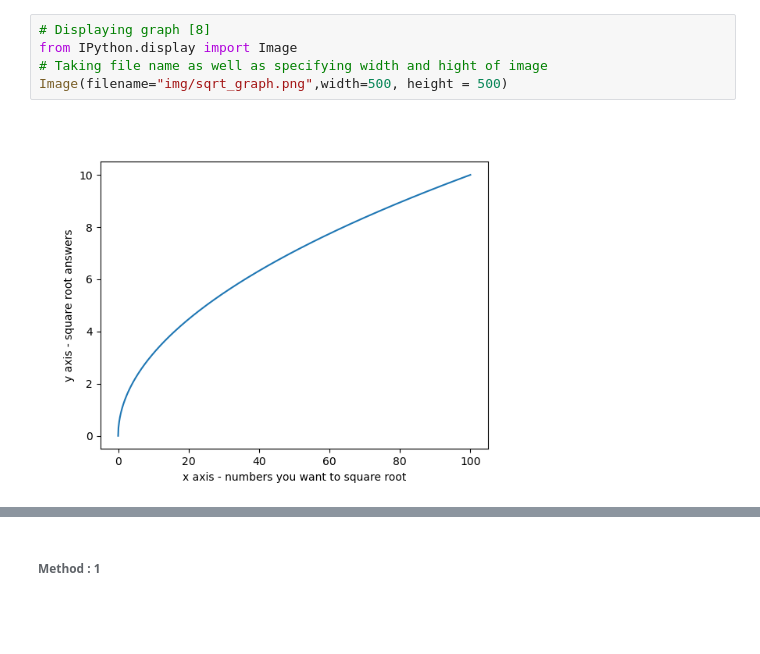
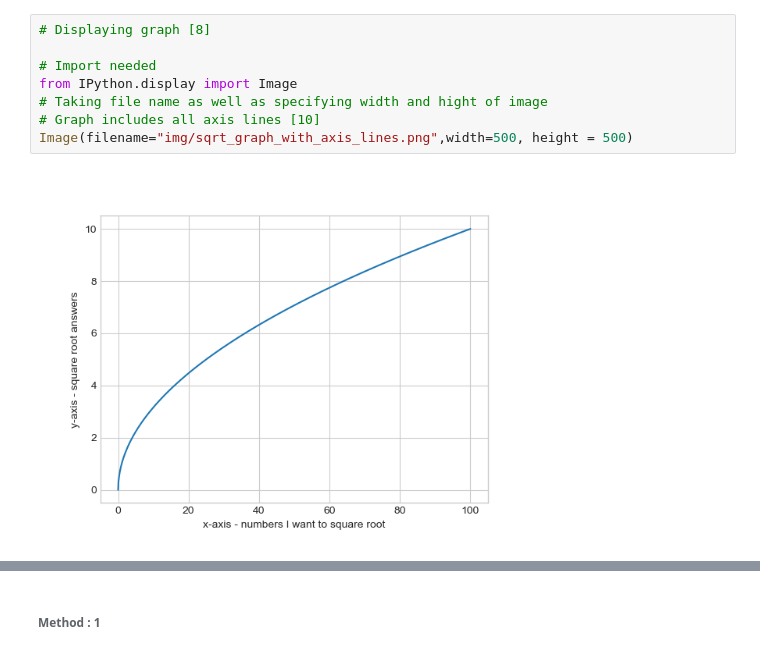
Before and after one commit to GraceKeane/Emerging-Technologies-Tasks, a Jupyter notebook: Task 1.ipynb, the cells around one changed output, grey strips where cells are left out. Cells and saved outputs as stored; diff of their text form; blank space fills up the shorter version.

Commit message:
Added all graph lines and referance, spell checked my notebook fully, re-run all cells and added extra small details

```diff
--- a/Task 1.ipynb
+++ b/Task 1.ipynb
@@ -47,11 +48,14 @@ Square root can also be represented in a graph form. The horizontal axis is call
 Example $\sqrt{20}$ $= 4.47$ because the x-axis intersects the y-axis at the 4.47 point.
 # %%
 # Displaying graph [8]
+
+# Import needed
 from IPython.display import Image
 # Taking file name as well as specifying width and hight of image
-Image(filename="img/sqrt_graph.png",width=500, height = 500)
+# Graph includes all axis lines [10]
+Image(filename="img/sqrt_graph_with_axis_lines.png",width=500, height = 500)
 # %% [output]
-[figure, old version]
+[figure, new version]
 # %% [markdown]
 ###### Referances
 [1] A Tour of Go; Excercise: Loops and Functions;
```
Also changed, not shown: parts of 2 cells of this notebook, 1 other file.
